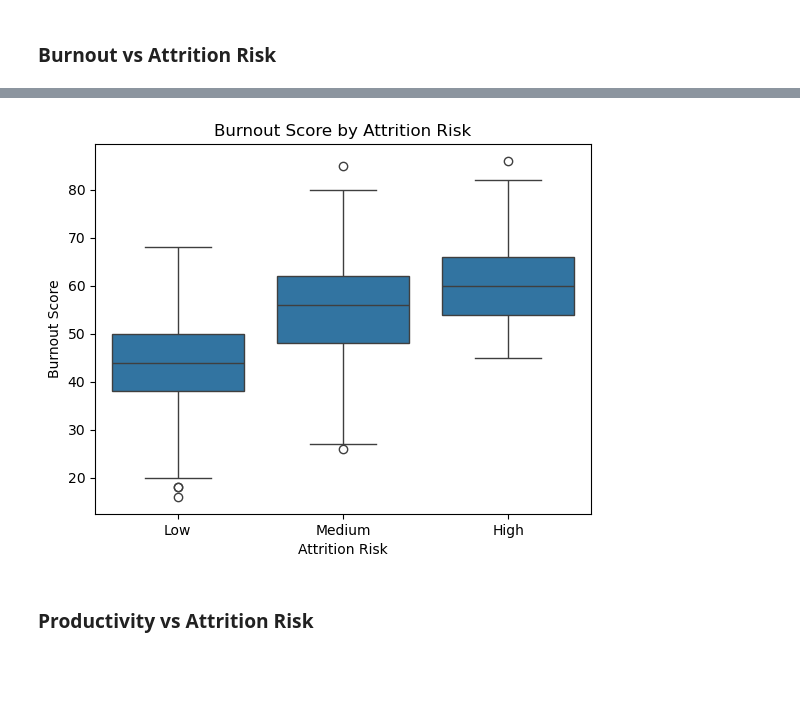
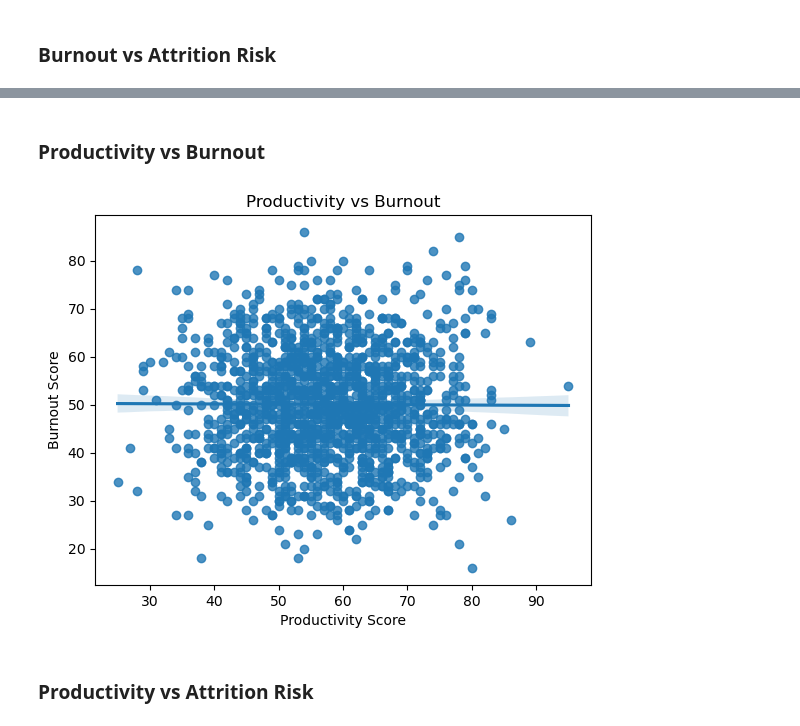
Before and after one commit to madisonengebose/CSC2621-FinalProject-ZoeMadison, a Jupyter notebook: FinalProject.ipynb, the cells around one changed output, grey strips where cells are left out. Cells and saved outputs as stored; diff of their text form; code cells hidden in the pictures; blank space fills up the shorter version.

```diff
--- a/FinalProject.ipynb
+++ b/FinalProject.ipynb
@@ -228,11 +190,14 @@ plt.show()
+# %% [markdown]
+### Productivity vs Burnout
 # %%
-sns.boxplot(x="attrition_risk", y="burnout_score", data=df)
-plt.title("Burnout Score by Attrition Risk")
-plt.xlabel("Attrition Risk")
+plt.figure()
+sns.regplot(x="productivity_score", y="burnout_score", data=df)
+plt.title("Productivity vs Burnout")
+plt.xlabel("Productivity Score")
 plt.ylabel("Burnout Score")
 plt.show()
 # %% [output]
-[figure, old version]
+[figure, new version]
 # %% [markdown]
 ### Productivity vs Attrition Risk
 # %%
```
Also changed, not shown: parts of 49 cells of this notebook.
